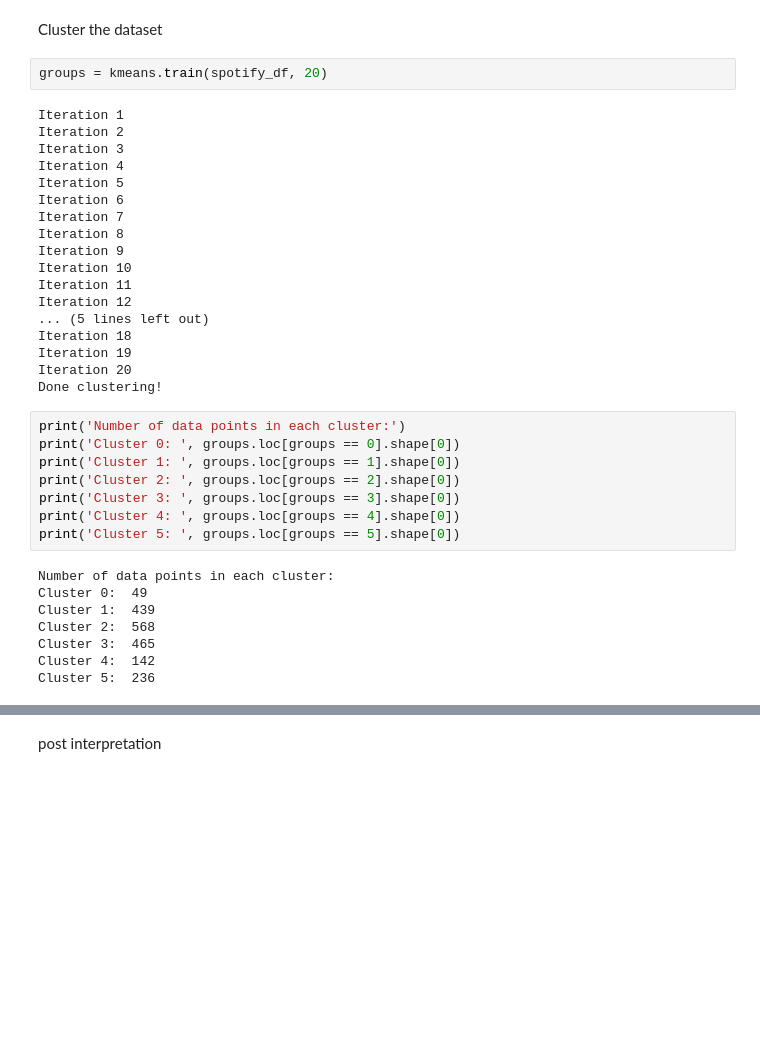
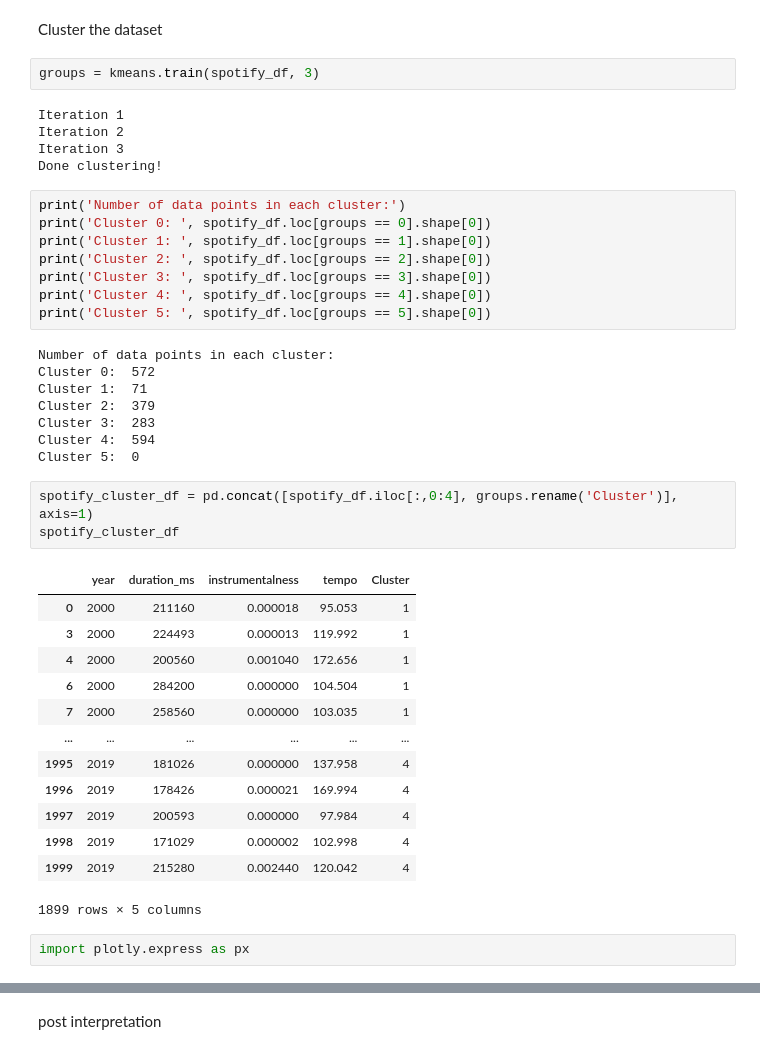
Before and after one commit to angelocguerra/csmodel-casestudy, a Jupyter notebook: MCO2.ipynb, the cells around one changed output, grey strips where cells are left out. Saved outputs shown, nothing was run; the diff lists cells and outputs as text; blank space fills up the shorter version.

```diff
--- a/MCO2.ipynb
+++ b/MCO2.ipynb
@@ -1076,38 +1102,44 @@ kmeans.initialize_centroids(spotify_df)
 # %% [markdown]
 Cluster the dataset
 # %%
-groups = kmeans.train(spotify_df, 20)
+groups = kmeans.train(spotify_df, 3)
 # %% [output]
 Iteration 1
 Iteration 2
 Iteration 3
-Iteration 4
-Iteration 5
-Iteration 6
-Iteration 7
-Iteration 8
-Iteration 9
-Iteration 10
-Iteration 11
-Iteration 12
-... (5 lines left out)
-Iteration 18
-Iteration 19
-Iteration 20
 Done clustering!
 # %%
 print('Number of data points in each cluster:')
-print('Cluster 0: ', groups.loc[groups == 0].shape[0])
-print('Cluster 1: ', groups.loc[groups == 1].shape[0])
-print('Cluster 2: ', groups.loc[groups == 2].shape[0])
-print('Cluster 3: ', groups.loc[groups == 3].shape[0])
-print('Cluster 4: ', groups.loc[groups == 4].shape[0])
-print('Cluster 5: ', groups.loc[groups == 5].shape[0])
+print('Cluster 0: ', spotify_df.loc[groups == 0].shape[0])
+print('Cluster 1: ', spotify_df.loc[groups == 1].shape[0])
+print('Cluster 2: ', spotify_df.loc[groups == 2].shape[0])
+print('Cluster 3: ', spotify_df.loc[groups == 3].shape[0])
+print('Cluster 4: ', spotify_df.loc[groups == 4].shape[0])
+print('Cluster 5: ', spotify_df.loc[groups == 5].shape[0])
 # %% [output]
 Number of data points in each cluster:
-Cluster 0:  49
-Cluster 1:  439
-Cluster 2:  568
-Cluster 3:  465
-Cluster 4:  142
-Cluster 5:  236
+Cluster 0:  572
+Cluster 1:  71
+Cluster 2:  379
+Cluster 3:  283
+Cluster 4:  594
+Cluster 5:  0
+# %%
+spotify_cluster_df = pd.concat([spotify_df.iloc[:,0:4], groups.rename('Cluster')], axis=1)
+spotify_cluster_df
+# %% [output]
+|  | year | duration_ms | instrumentalness | tempo | Cluster |
+| 0 | 2000 | 211160 | 0.000018 | 95.053 | 1 |
+| 3 | 2000 | 224493 | 0.000013 | 119.992 | 1 |
+| 4 | 2000 | 200560 | 0.001040 | 172.656 | 1 |
+| 6 | 2000 | 284200 | 0.000000 | 104.504 | 1 |
+| 7 | 2000 | 258560 | 0.000000 | 103.035 | 1 |
+| ... | ... | ... | ... | ... | ... |
+| 1995 | 2019 | 181026 | 0.000000 | 137.958 | 4 |
+| 1996 | 2019 | 178426 | 0.000021 | 169.994 | 4 |
+| 1997 | 2019 | 200593 | 0.000000 | 97.984 | 4 |
+| 1998 | 2019 | 171029 | 0.000002 | 102.998 | 4 |
+| 1999 | 2019 | 215280 | 0.002440 | 120.042 | 4 |
+1899 rows × 5 columns
+# %%
+import plotly.express as px
```
Also changed, not shown: parts of 26 cells of this notebook.
